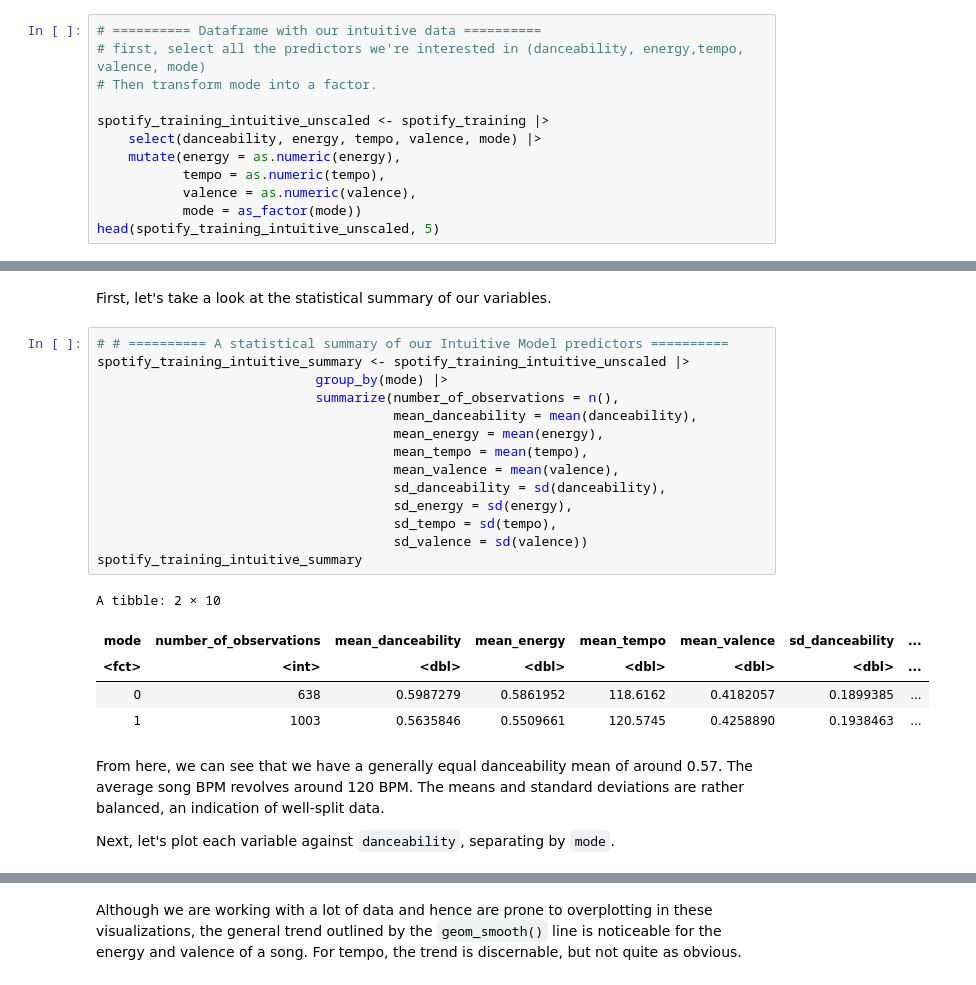
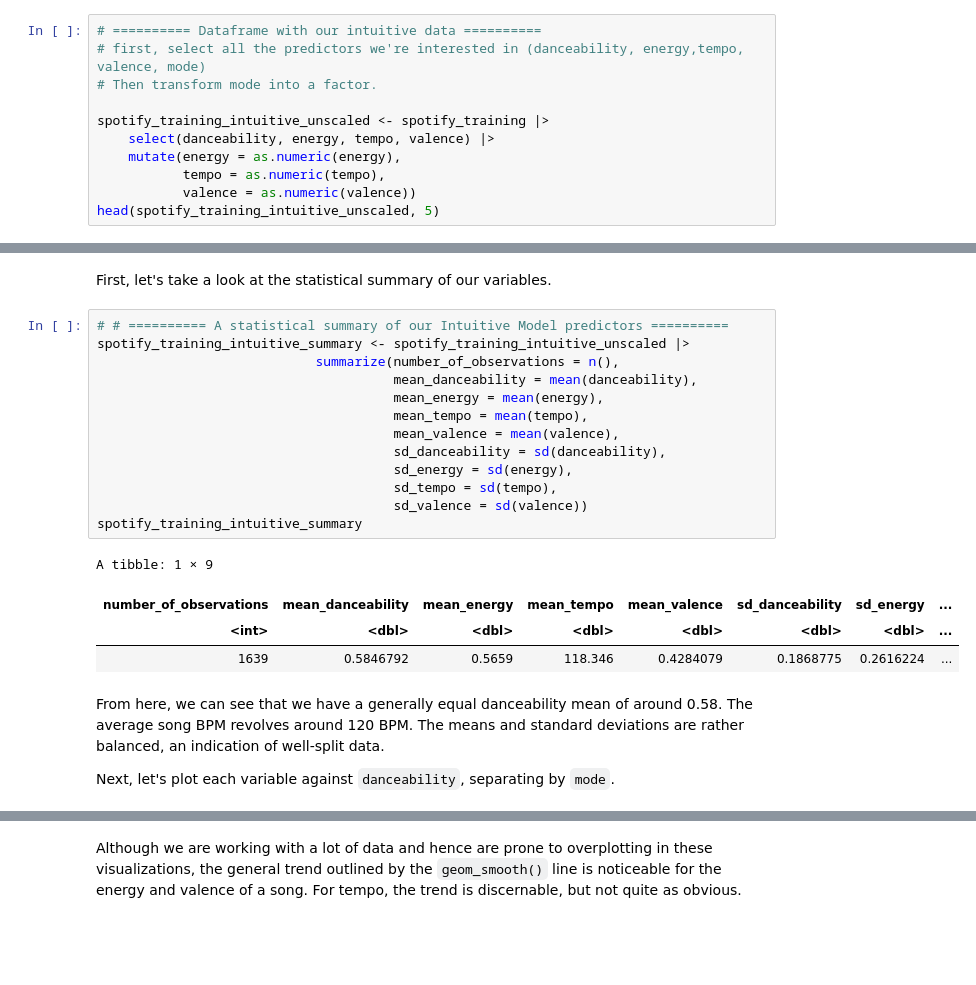
Before and after one commit to eshuaiii/dsci-100-2022w1-group-79, a Jupyter notebook: 79_project_report.ipynb, the cells around one changed output, grey strips where cells are left out. Drawn from its saved outputs; the diff is of its cells as text; blank space fills up the shorter version.

```diff
--- a/79_project_report.ipynb
+++ b/79_project_report.ipynb
@@ -154,10 +172,9 @@ We now create an unscaled dataframe with the predictors that we hope to look at
 # Then transform mode into a factor.
 
 spotify_training_intuitive_unscaled <- spotify_training |>
-    select(danceability, energy, tempo, valence, mode) |>
+    select(danceability, energy, tempo, valence) |>
     mutate(energy = as.numeric(energy),
            tempo = as.numeric(tempo),
-           valence = as.numeric(valence),
-           mode = as_factor(mode))
+           valence = as.numeric(valence))
 head(spotify_training_intuitive_unscaled, 5)
 # %% [output]
@@ -199,25 +216,23 @@ First, let's take a look at the statistical summary of our variables.
 # %%
 # # ========== A statistical summary of our Intuitive Model predictors ==========
 spotify_training_intuitive_summary <- spotify_training_intuitive_unscaled |>
-                            group_by(mode) |>
                             summarize(number_of_observations = n(),
                                       mean_danceability = mean(danceability),
                                       mean_energy = mean(energy),
                                       mean_tempo = mean(tempo),
                                       mean_valence = mean(valence),
                                       sd_danceability = sd(danceability),
                                       sd_energy = sd(energy),
                                       sd_tempo = sd(tempo),
                                       sd_valence = sd(valence))
 spotify_training_intuitive_summary
 # %% [output]
-A tibble: 2 × 10
+A tibble: 1 × 9
-| mode | number_of_observations | mean_danceability | mean_energy | mean_tempo | mean_valence | sd_danceability | ... |
-| <fct> | <int> | <dbl> | <dbl> | <dbl> | <dbl> | <dbl> | ... |
-| 0 | 638 | 0.5987279 | 0.5861952 | 118.6162 | 0.4182057 | 0.1899385 | ... |
-| 1 | 1003 | 0.5635846 | 0.5509661 | 120.5745 | 0.4258890 | 0.1938463 | ... |
+| number_of_observations | mean_danceability | mean_energy | mean_tempo | mean_valence | sd_danceability | sd_energy | ... |
+| <int> | <dbl> | <dbl> | <dbl> | <dbl> | <dbl> | <dbl> | ... |
+| 1639 | 0.5846792 | 0.5659 | 118.346 | 0.4284079 | 0.1868775 | 0.2616224 | ... |
 # %% [markdown]
-From here, we can see that we have a generally equal danceability mean of around 0.57. The average song BPM revolves around 120 BPM. The means and standard deviations are rather balanced, an indication of well-split data.
+From here, we can see that we have a generally equal danceability mean of around 0.58. The average song BPM revolves around 120 BPM. The means and standard deviations are rather balanced, an indication of well-split data.
 
 Next, let's plot each variable against `danceability`, separating by `mode`.
 # %%
```
Also changed, not shown: parts of 7 cells of this notebook.
